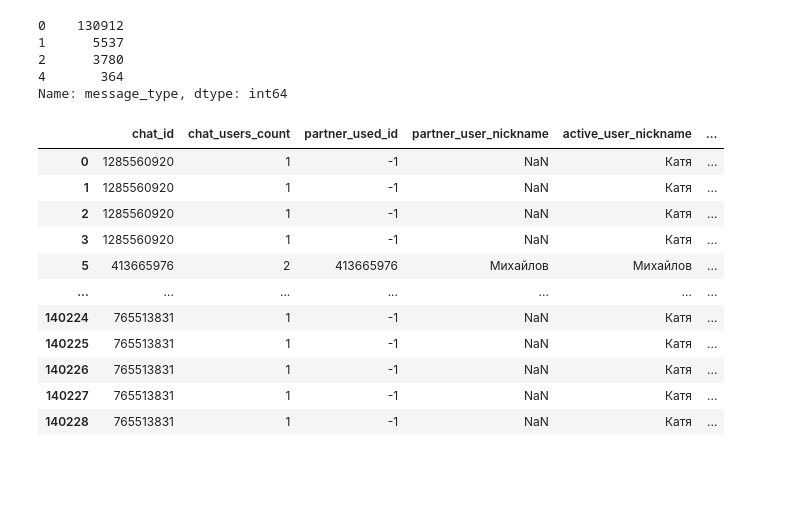
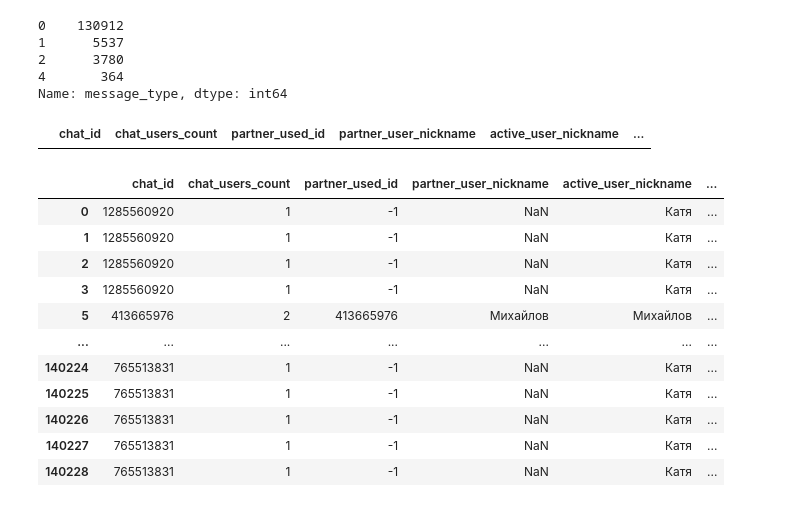
Before and after one commit to vokor/message-processor, a Jupyter notebook: Untitled.ipynb, the cells around one changed output. Saved outputs shown, nothing was run; the diff lists cells and outputs as text; code cells hidden in the pictures; blank space fills up the shorter version.

```diff
--- a/Untitled.ipynb
+++ b/Untitled.ipynb
@@ -48,6 +53,10 @@ df['message_type'].value_counts()
 2      3780
 4       364
 Name: message_type, dtype: int64
+# %%
+df[df['video_count'] > 0]
+# %% [output]
+|  | chat_id | chat_users_count | partner_used_id | partner_user_nickname | active_user_nickname | ... |
 # %%
 df[df['message_type'] == 0]
 # %% [output]
```
Also changed, not shown: parts of 2 cells of this notebook, 6 other files.
